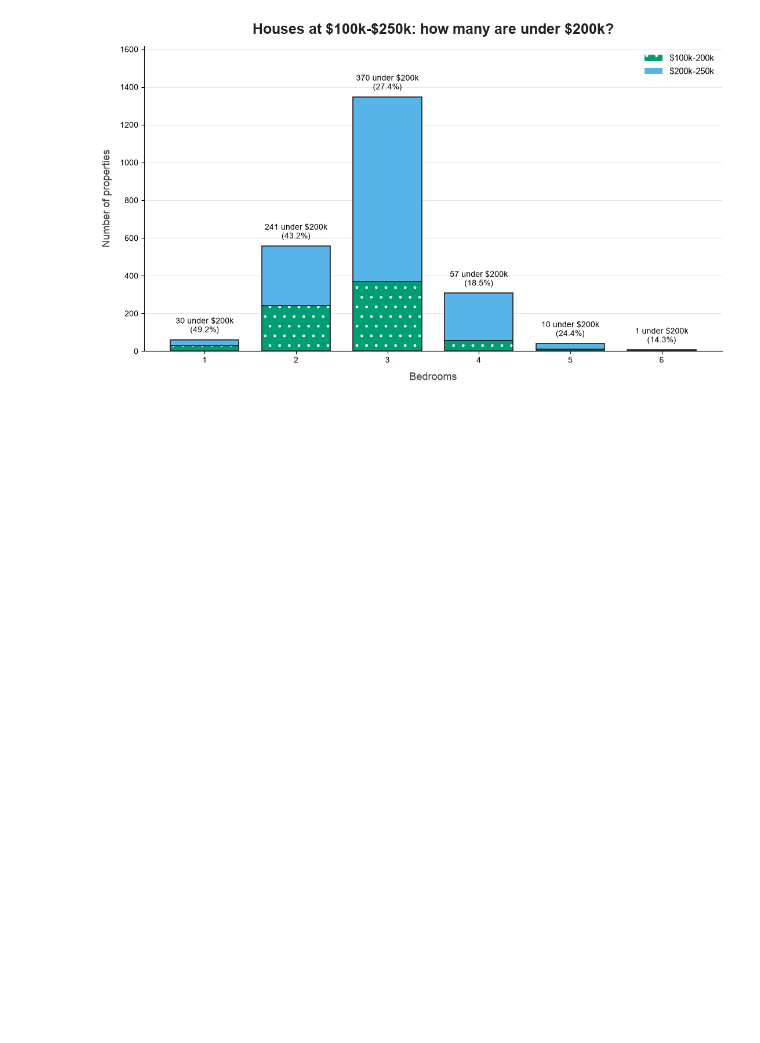
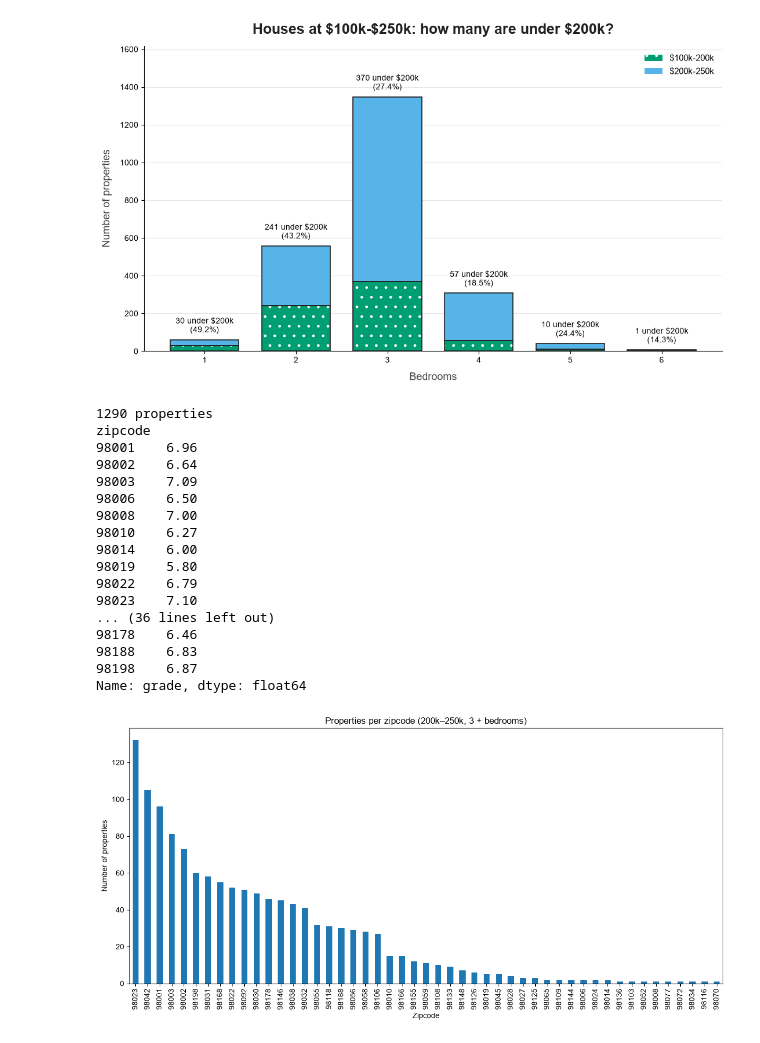
Before and after one commit to Prndxt/eda_project, a Jupyter notebook: 04_eda.ipynb, the cells around one changed output. Drawn from its saved outputs; the diff is of its cells as text; code cells hidden in the pictures; blank space fills up the shorter version.

```diff
--- a/04_eda.ipynb
+++ b/04_eda.ipynb
@@ -242,3 +242,45 @@ plt.tight_layout()
 plt.show()
 # %% [output]
 [figure]
+# %%
+
+# 1. Filter: price between 100k and 250k, at least 5 bedrooms
+df_filtered = df_house[
+    (df_house["price"].between(200_000, 250_000)) &
+    (df_house["bedrooms"] >= 3)
+]
+print(len(df_filtered), "properties")
+
+# 2. Mean grade per zipcode
+mean_grade = df_filtered.groupby("zipcode")["grade"].mean().round(2)
+print(mean_grade)
+
+# 3. Number of properties per zipcode
+zip_counts = df_filtered["zipcode"].value_counts()
+
+zip_counts.plot(kind="bar", figsize=(12, 6))
+plt.title("Properties per zipcode (200k–250k, 3 + bedrooms)")
+plt.xlabel("Zipcode")
+plt.ylabel("Number of properties")
+plt.xticks(rotation=90)
+plt.tight_layout()
+#plt.show()
+# %% [output]
+1290 properties
+zipcode
+98001    6.96
+98002    6.64
+98003    7.09
+98006    6.50
+98008    7.00
+98010    6.27
+98014    6.00
+98019    5.80
+98022    6.79
+98023    7.10
+... (36 lines left out)
+98178    6.46
+98188    6.83
+98198    6.87
+Name: grade, dtype: float64
+[figure, added]
```
Also changed, not shown: parts of 3 cells of this notebook.
